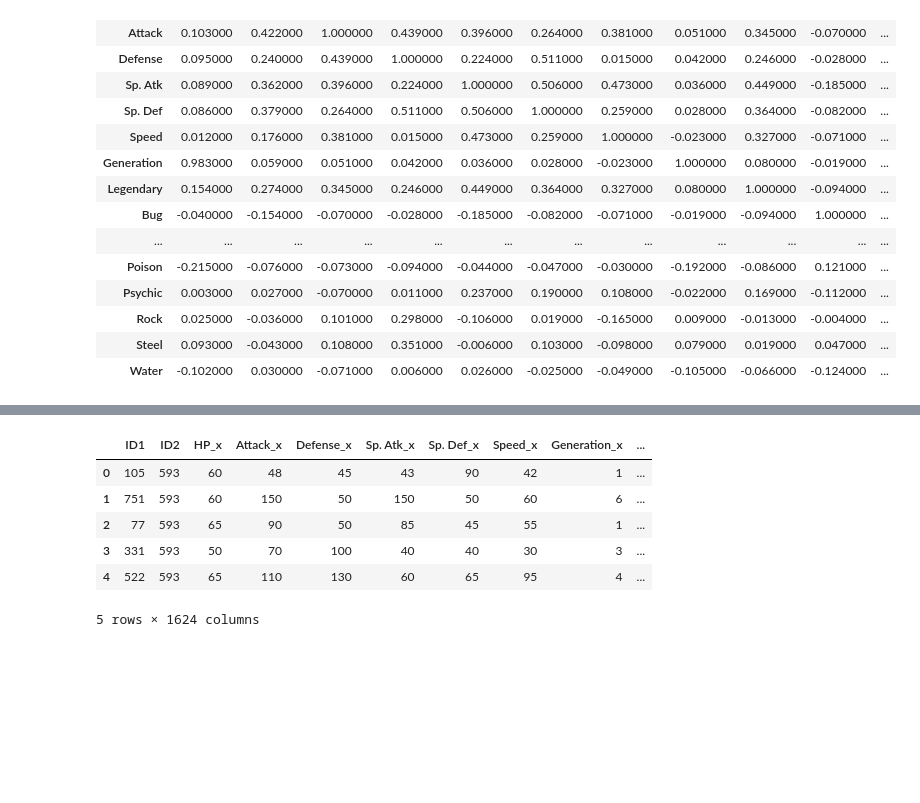
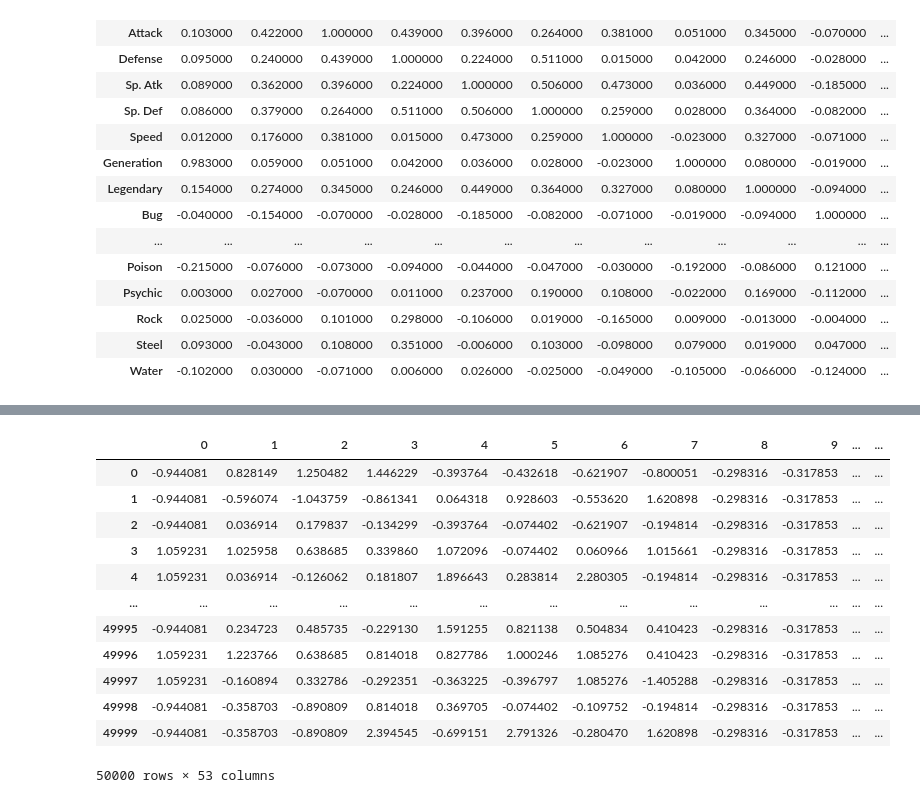
Before and after one commit to Ignaciogg/IA-P2-ML-Pokemon, a Jupyter notebook: Bayes.ipynb, the cells around one changed output, grey strips where cells are left out. Saved outputs shown, nothing was run; the diff lists cells and outputs as text; code cells hidden in the pictures; blank space fills up the shorter version.

```diff
--- a/Bayes.ipynb
+++ b/Bayes.ipynb
@@ -139,10 +77,0 @@ X = pd.get_dummies(data = df_combats[['ID1', 'ID2', 'isFirstWinner', 'Name_x', '
-# %%
-X.head()
-# %% [output]
-|  | ID1 | ID2 | HP_x | Attack_x | Defense_x | Sp. Atk_x | Sp. Def_x | Speed_x | Generation_x | ... |
-| 0 | 105 | 593 | 60 | 48 | 45 | 43 | 90 | 42 | 1 | ... |
-| 1 | 751 | 593 | 60 | 150 | 50 | 150 | 50 | 60 | 6 | ... |
-| 2 | 77 | 593 | 65 | 90 | 50 | 85 | 45 | 55 | 1 | ... |
-| 3 | 331 | 593 | 50 | 70 | 100 | 40 | 40 | 30 | 3 | ... |
-| 4 | 522 | 593 | 65 | 110 | 130 | 60 | 65 | 95 | 4 | ... |
-5 rows × 1624 columns
@@ -153,0 +78,24 @@ X = min_max_scaler.fit_transform(X)
+# %%
+# Escalamos los datos
+from sklearn import preprocessing
+
+# Cambiamos true y false por ints 1 y 0
+df_combats["isFirstWinner"] = df_combats["isFirstWinner"].astype(int)
+
+X_scaled = preprocessing.scale(df_combats.drop(["ID1","ID2","Name_x","Name_y"], axis=1))
+df_scaled = pd.DataFrame(X_scaled)
+df_scaled
+# %% [output]
+|  | 0 | 1 | 2 | 3 | 4 | 5 | 6 | 7 | 8 | 9 | ... | ... |
+| 0 | -0.944081 | 0.828149 | 1.250482 | 1.446229 | -0.393764 | -0.432618 | -0.621907 | -0.800051 | -0.298316 | -0.317853 | ... | ... |
+| 1 | -0.944081 | -0.596074 | -1.043759 | -0.861341 | 0.064318 | 0.928603 | -0.553620 | 1.620898 | -0.298316 | -0.317853 | ... | ... |
+| 2 | -0.944081 | 0.036914 | 0.179837 | -0.134299 | -0.393764 | -0.074402 | -0.621907 | -0.194814 | -0.298316 | -0.317853 | ... | ... |
+| 3 | 1.059231 | 1.025958 | 0.638685 | 0.339860 | 1.072096 | -0.074402 | 0.060966 | 1.015661 | -0.298316 | -0.317853 | ... | ... |
+| 4 | 1.059231 | 0.036914 | -0.126062 | 0.181807 | 1.896643 | 0.283814 | 2.280305 | -0.194814 | -0.298316 | -0.317853 | ... | ... |
+| ... | ... | ... | ... | ... | ... | ... | ... | ... | ... | ... | ... | ... |
+| 49995 | -0.944081 | 0.234723 | 0.485735 | -0.229130 | 1.591255 | 0.821138 | 0.504834 | 0.410423 | -0.298316 | -0.317853 | ... | ... |
+| 49996 | 1.059231 | 1.223766 | 0.638685 | 0.814018 | 0.827786 | 1.000246 | 1.085276 | 0.410423 | -0.298316 | -0.317853 | ... | ... |
+| 49997 | 1.059231 | -0.160894 | 0.332786 | -0.292351 | -0.363225 | -0.396797 | 1.085276 | -1.405288 | -0.298316 | -0.317853 | ... | ... |
+| 49998 | -0.944081 | -0.358703 | -0.890809 | 0.814018 | 0.369705 | -0.074402 | -0.109752 | -0.194814 | -0.298316 | -0.317853 | ... | ... |
+| 49999 | -0.944081 | -0.358703 | -0.890809 | 2.394545 | -0.699151 | 2.791326 | -0.280470 | 1.620898 | -0.298316 | -0.317853 | ... | ... |
+50000 rows × 53 columns
```
Also changed, not shown: parts of 14 cells of this notebook, 1 other file.
